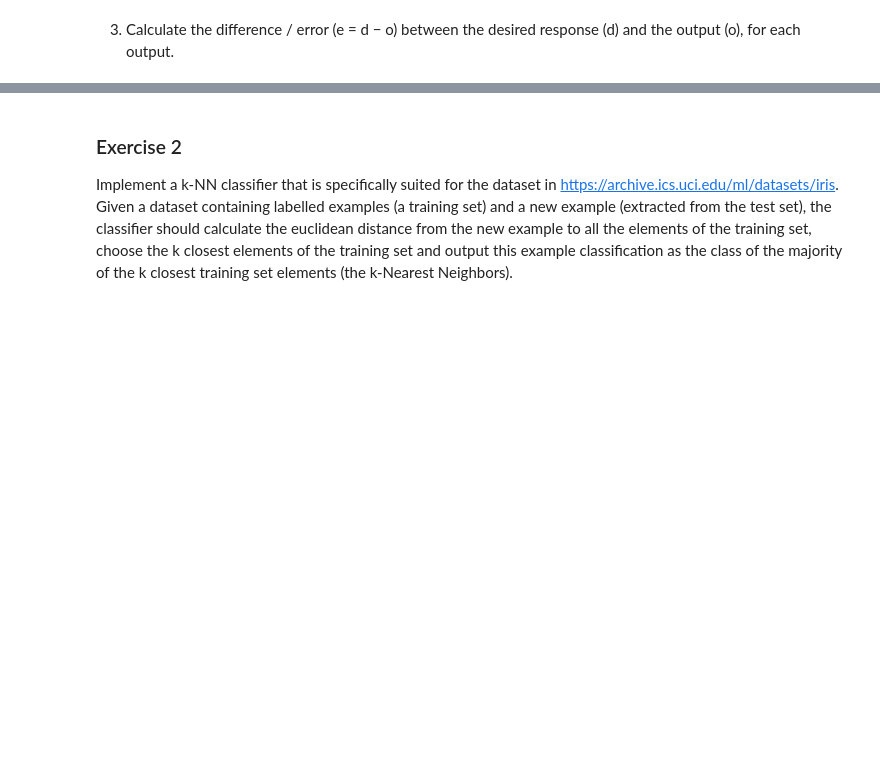
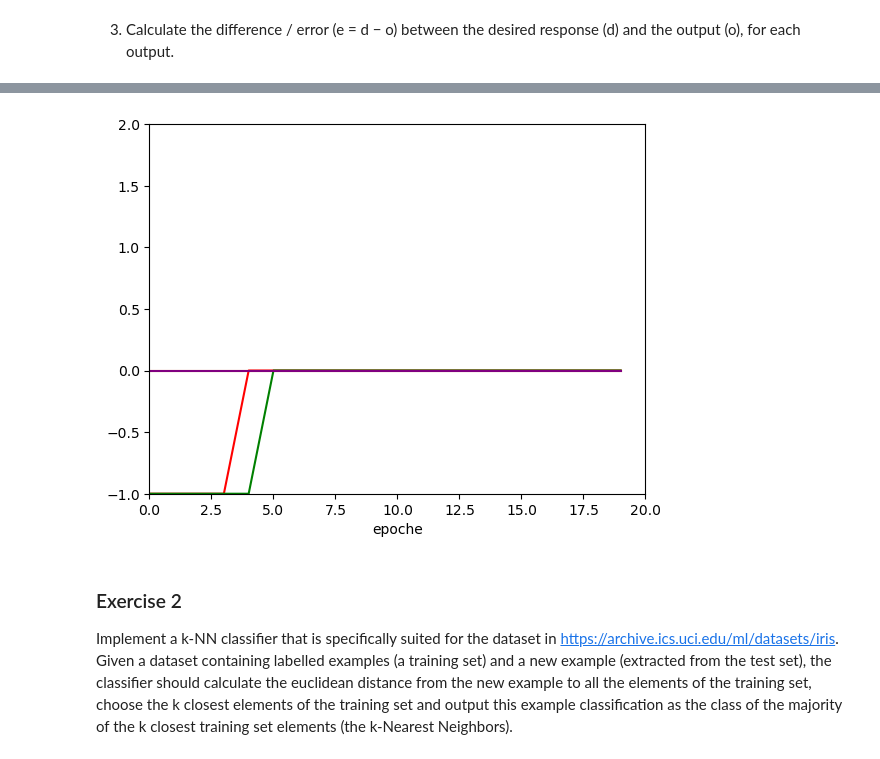
Before and after one commit to jelenameyer/IntroToMachineLearning, a Jupyter notebook: assignments/a2supervised.ipynb, the cells around one changed output, grey strips where cells are left out. Drawn from its saved outputs; the diff is of its cells as text; code cells hidden in the pictures; blank space fills up the shorter version.

```diff
--- a/assignments/a2supervised.ipynb
+++ b/assignments/a2supervised.ipynb
@@ -99,0 +185,3 @@ array([[ 0, -1,  0,  0],
+# %%
+saveResultsForGraph = allEpochsArrayErrorAndWeights
+saveResultsForGraph
@@ -100,3 +206,33 @@ array([[ 0, -1,  0,  0],
+# %%
+# visualize (a): Plot the value of the error at the end of each epoch, how does it behave?
+
+numberEpochs = range(len(saveResultsForGraph))
+numberEpochs
+
+error0 = []
+error1 = []
+error2 = []
+error3 = []
+
+for array in saveResultsForGraph:
+    error0.append(array[0,0])
+    error1.append(array[1,0])
+    error2.append(array[2,0])
+    error3.append(array[3,0])
+
+plt.plot(numberEpochs, error0, "-", color = "orange")
+plt.plot(numberEpochs, error1, "-", color = "red")
+plt.plot(numberEpochs, error2, "-", color = "green")
+plt.plot(numberEpochs, error3, "-", color = "purple")
+
+plt.xlabel("error")
+plt.xlabel("epoche")
+plt.xlim(0, len(numberEpochs))
+plt.ylim(-1, 2)
+#plt.axis("equal")
+plt .show()
+# %% [output]
+[figure, added]
 # %% [markdown]
 ### Exercise 2
 
```
Also changed, not shown: parts of 11 cells of this notebook.
